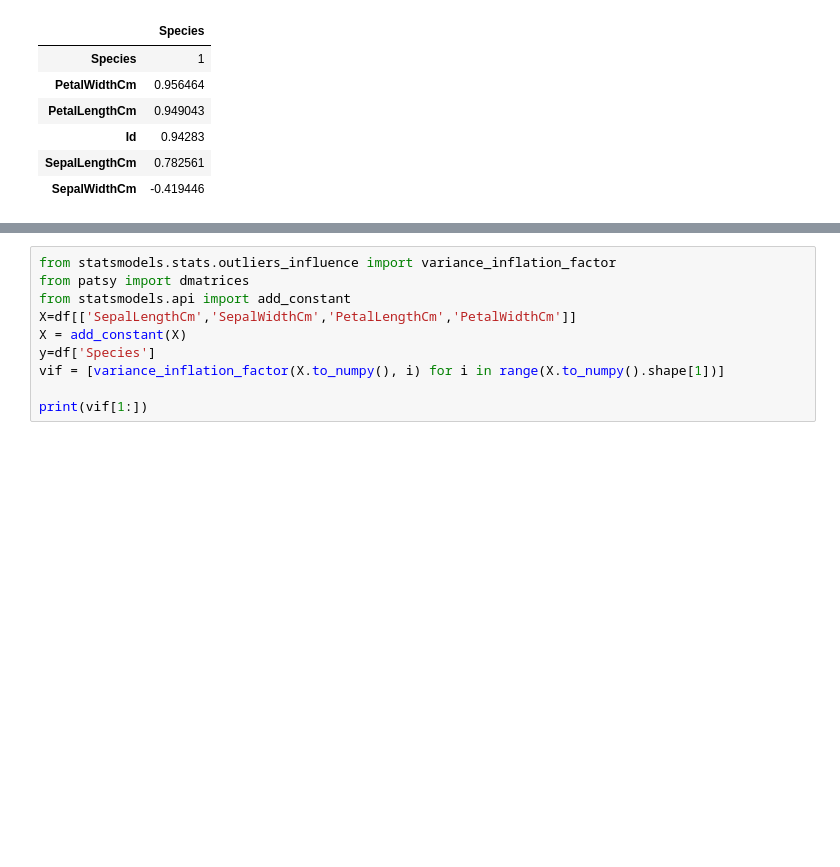
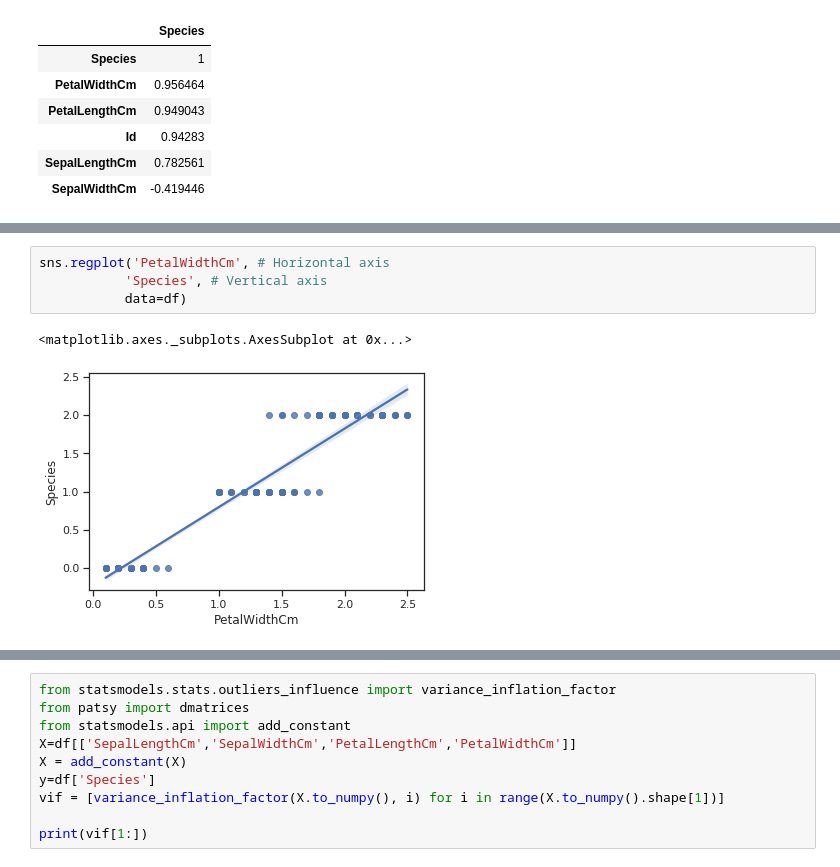
Before and after one commit to karljmurphy/logistic_regression, a Jupyter notebook: LR.ipynb, the cells around one changed output, grey strips where cells are left out. Saved outputs shown, nothing was run; the diff lists cells and outputs as text; blank space fills up the shorter version.

```diff
--- a/LR.ipynb
+++ b/LR.ipynb
@@ -119,0 +149,7 @@ corr.style.background_gradient()
+# %%
+sns.regplot('PetalWidthCm', # Horizontal axis
+           'Species', # Vertical axis
+           data=df)
+# %% [output]
+<matplotlib.axes._subplots.AxesSubplot at 0x...>
+[figure, added]
```
Also changed, not shown: parts of 17 cells of this notebook.
